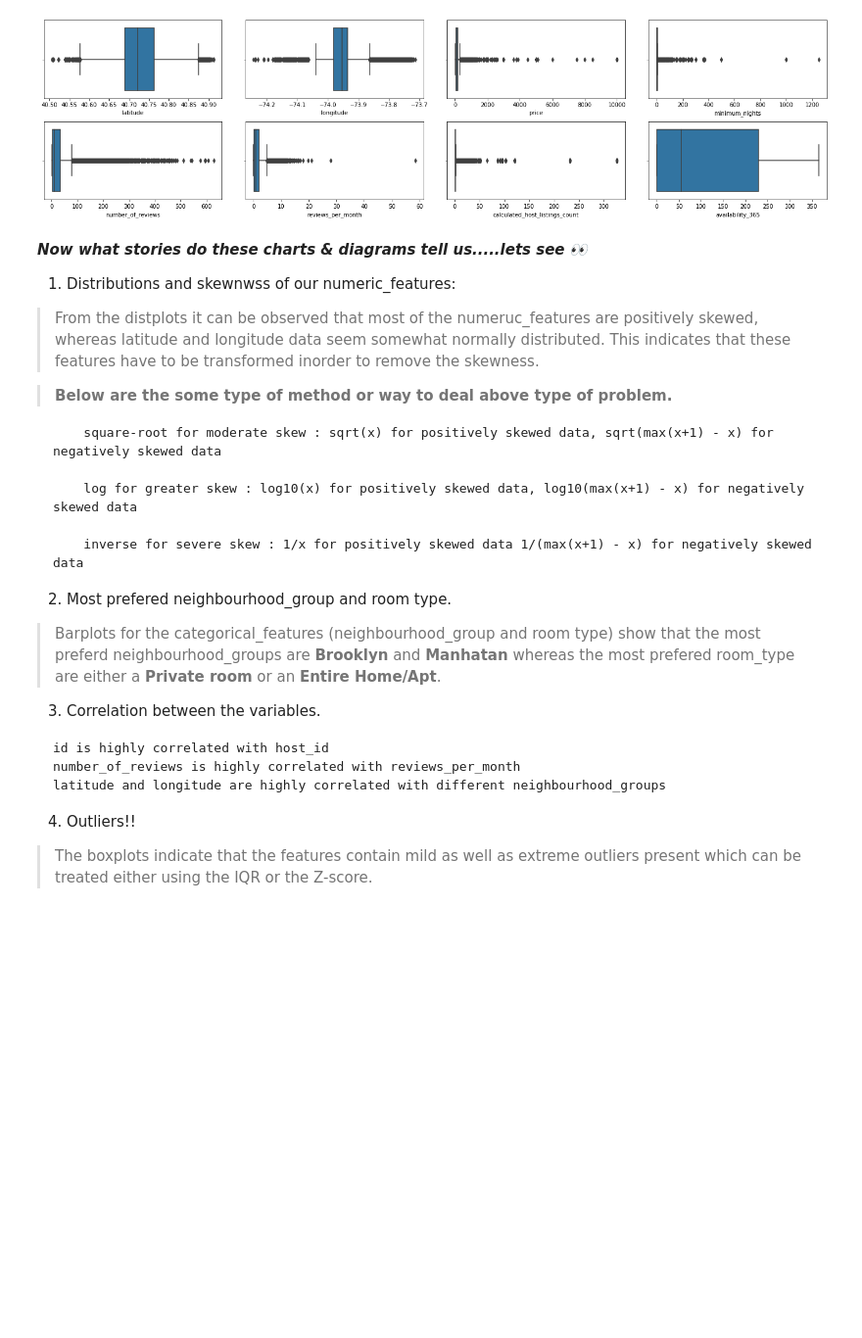
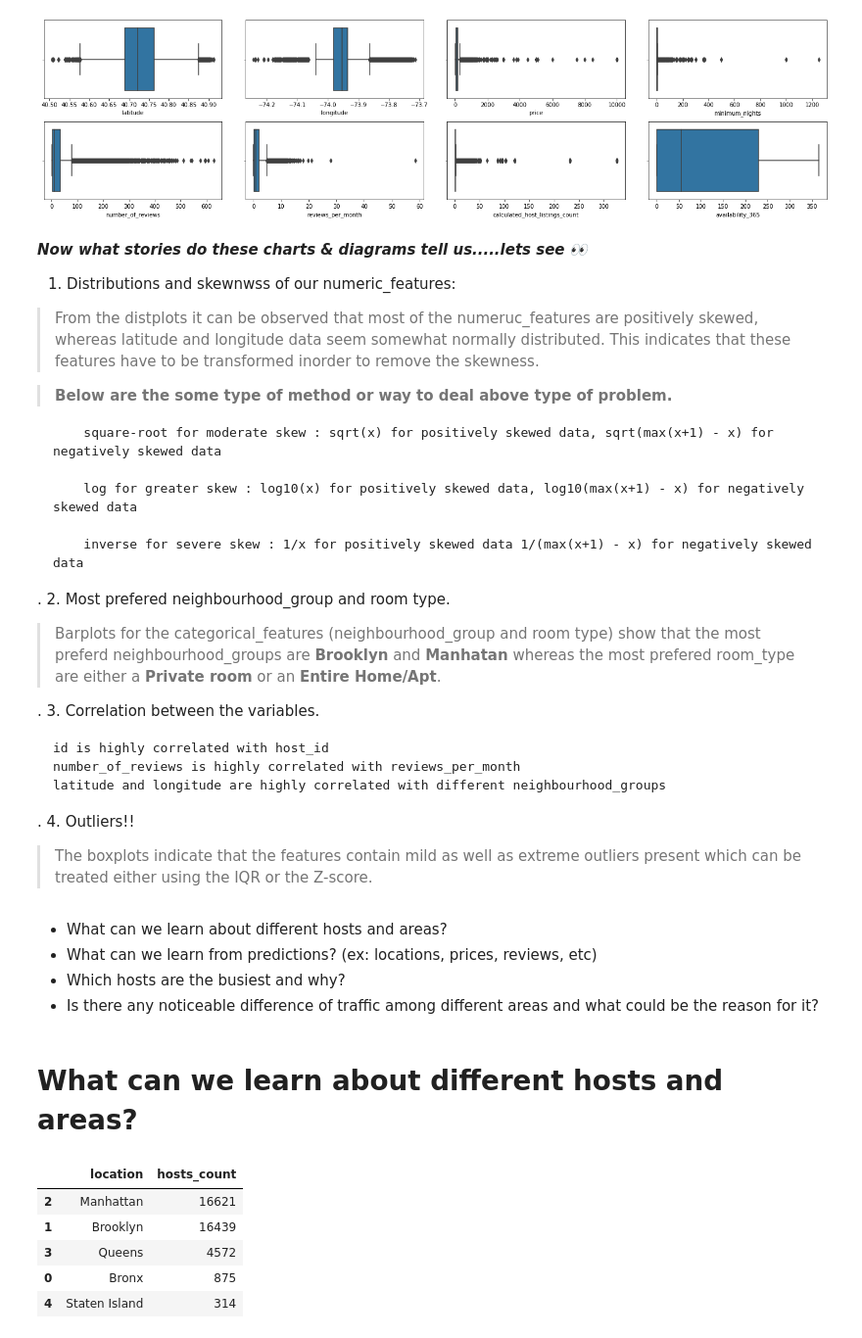
Before and after one commit to anishjohnson/Airbnb-Booking-Analysis, a Jupyter notebook: Airbnb_Bookings_Analysis_Anish_johnson.ipynb, the cells around one changed output. Shown: that part at 98% size. Drawn from its saved outputs; the diff is of its cells as text; code cells hidden in the pictures; blank space fills up the shorter version.

````diff
--- a/Airbnb_Bookings_Analysis_Anish_johnson.ipynb
+++ b/Airbnb_Bookings_Analysis_Anish_johnson.ipynb
@@ -300,9 +300,11 @@ plt.show()
 
         inverse for severe skew : 1/x for positively skewed data 1/(max(x+1) - x) for negatively skewed data
 
+.
 2. Most prefered neighbourhood_group and room type.
 > Barplots for the categorical_features (neighbourhood_group and room type) show that the most preferd neighbourhood_groups are **Brooklyn** and **Manhatan** whereas the most prefered room_type are either a **Private room** or an **Entire Home/Apt**.
 
+.
 3. Correlation between the variables.
 ```
 id is highly correlated with host_id
@@ -310,5 +312,13 @@ number_of_reviews is highly correlated with reviews_per_month
 latitude and longitude are highly correlated with different neighbourhood_groups
 ```
 
+.
 4. Outliers!!
 > The boxplots indicate that the features contain mild as well as extreme outliers present which can be treated either using the IQR or the Z-score.
+# %% [markdown]
+* What can we learn about different hosts and areas?
+* What can we learn from predictions? (ex: locations, prices, reviews, etc)
+* Which hosts are the busiest and why?
+* Is there any noticeable difference of traffic among different areas and what could be the reason for it?
+# %% [markdown]
+# **What can we learn about different hosts and areas?**
@@ -314,0 +330,9 @@ latitude and longitude are highly correlated with different neighbourhood_groups
+# %%
+hosts_and_areas_df.head()
+# %% [output]
+|  | location | hosts_count |
+| 2 | Manhattan | 16621 |
+| 1 | Brooklyn | 16439 |
+| 3 | Queens | 4572 |
+| 0 | Bronx | 875 |
+| 4 | Staten Island | 314 |
````
Also changed, not shown: parts of 6 cells of this notebook.
